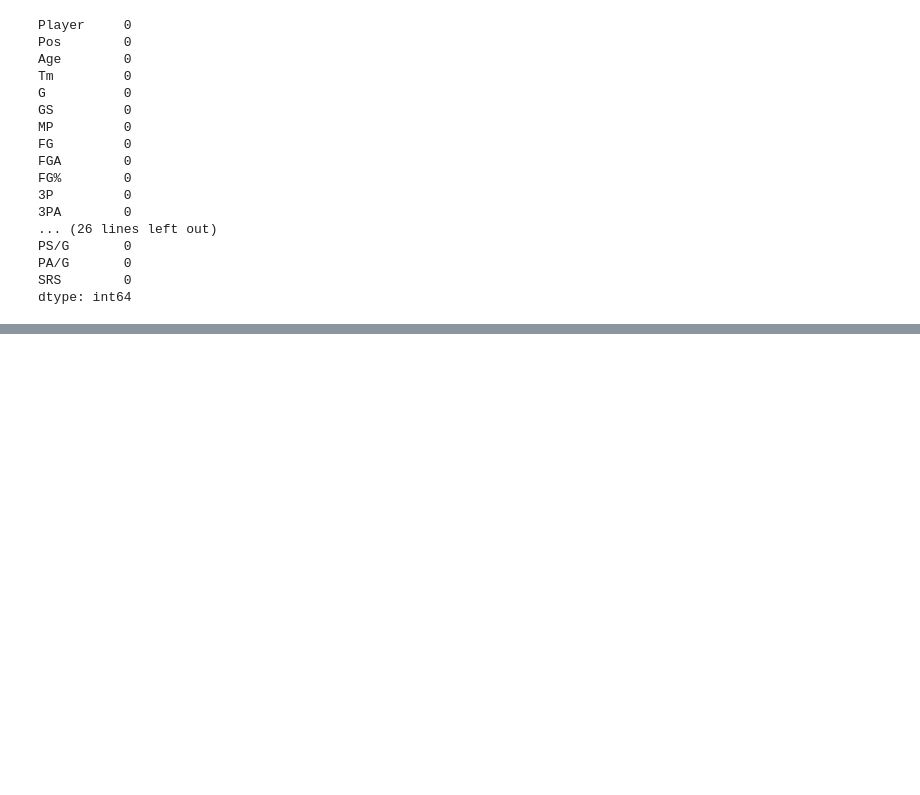
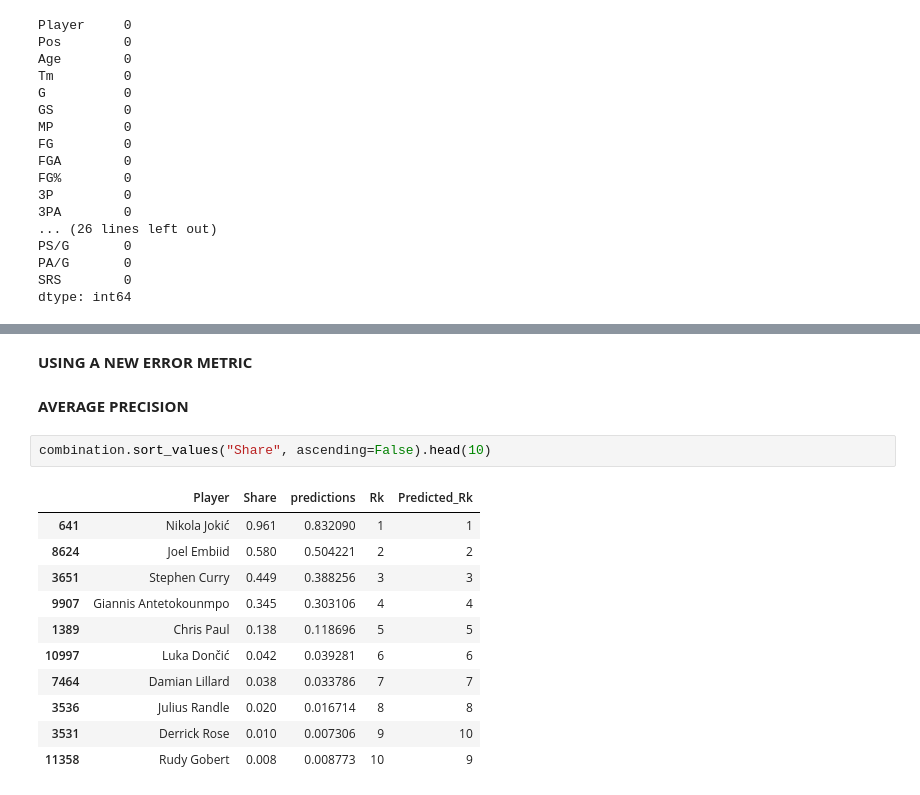
Before and after one commit to ATHARVA1202/MVP-Prediction, a Jupyter notebook: machine_learning.ipynb, the cells around one changed output, grey strips where cells are left out. Cells and saved outputs as stored; diff of their text form; blank space fills up the shorter version.

```diff
--- a/machine_learning.ipynb
+++ b/machine_learning.ipynb
@@ -160,0 +319,18 @@ dtype: int64
+# %% [markdown]
+**USING A NEW ERROR METRIC**
+# %% [markdown]
+**AVERAGE PRECISION**
+# %%
+combination.sort_values("Share", ascending=False).head(10)
+# %% [output]
+|  | Player | Share | predictions | Rk | Predicted_Rk |
+| 641 | Nikola Jokić | 0.961 | 0.832090 | 1 | 1 |
+| 8624 | Joel Embiid | 0.580 | 0.504221 | 2 | 2 |
+| 3651 | Stephen Curry | 0.449 | 0.388256 | 3 | 3 |
+| 9907 | Giannis Antetokounmpo | 0.345 | 0.303106 | 4 | 4 |
+| 1389 | Chris Paul | 0.138 | 0.118696 | 5 | 5 |
+| 10997 | Luka Dončić | 0.042 | 0.039281 | 6 | 6 |
+| 7464 | Damian Lillard | 0.038 | 0.033786 | 7 | 7 |
+| 3536 | Julius Randle | 0.020 | 0.016714 | 8 | 8 |
+| 3531 | Derrick Rose | 0.010 | 0.007306 | 9 | 10 |
+| 11358 | Rudy Gobert | 0.008 | 0.008773 | 10 | 9 |
```
Also changed, not shown: parts of 43 cells of this notebook.
